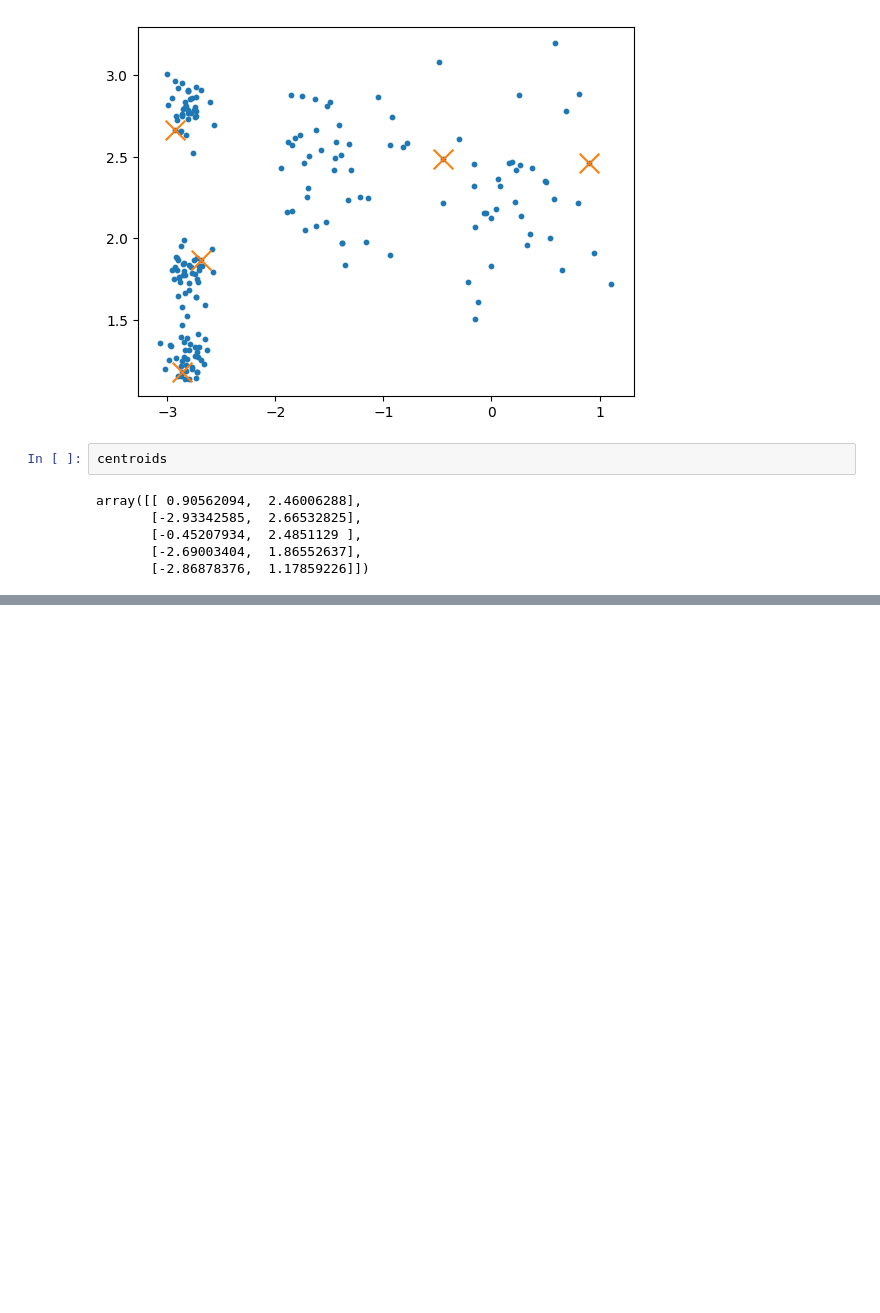
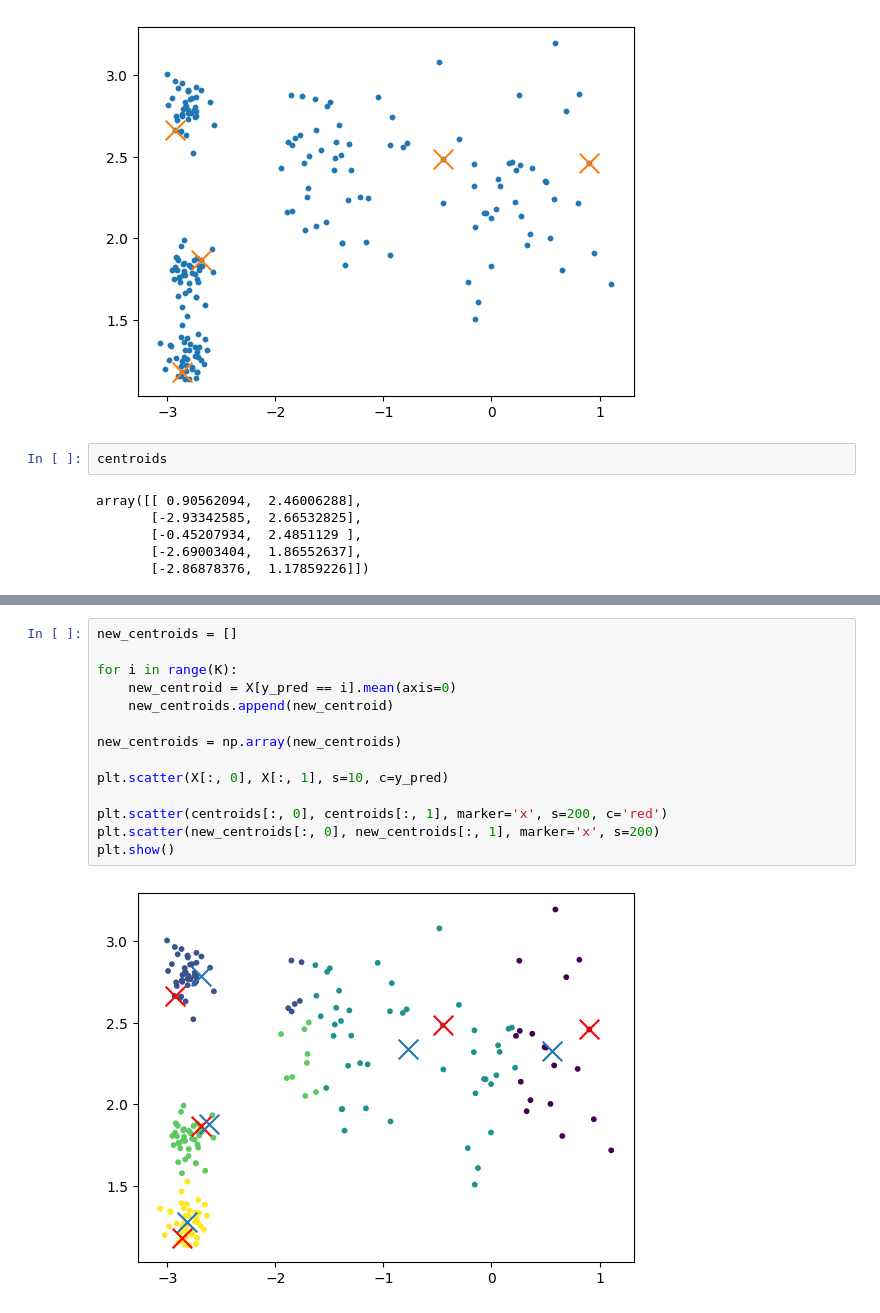
Before and after one commit to AliyarBhos/Works-done-in-Div-Academy, a Jupyter notebook: Module3(From_28_jan)/End_To_End_Machine_Learning(Clustering).ipynb, the cells around one changed output, grey strips where cells are left out. Cells and saved outputs as stored; diff of their text form; blank space fills up the shorter version.

```diff
--- a/Module3(From_28_jan)/End_To_End_Machine_Learning(Clustering).ipynb
+++ b/Module3(From_28_jan)/End_To_End_Machine_Learning(Clustering).ipynb
@@ -93,0 +150,16 @@ array([[ 0.90562094,  2.46006288],
+# %%
+new_centroids = []
+
+for i in range(K):
+    new_centroid = X[y_pred == i].mean(axis=0)
+    new_centroids.append(new_centroid)
+
+new_centroids = np.array(new_centroids)
+
+plt.scatter(X[:, 0], X[:, 1], s=10, c=y_pred)
+
+plt.scatter(centroids[:, 0], centroids[:, 1], marker='x', s=200, c='red')
+plt.scatter(new_centroids[:, 0], new_centroids[:, 1], marker='x', s=200)
+plt.show()
+# %% [output]
+[figure, added]
```
Also changed, not shown: parts of 9 cells of this notebook.
